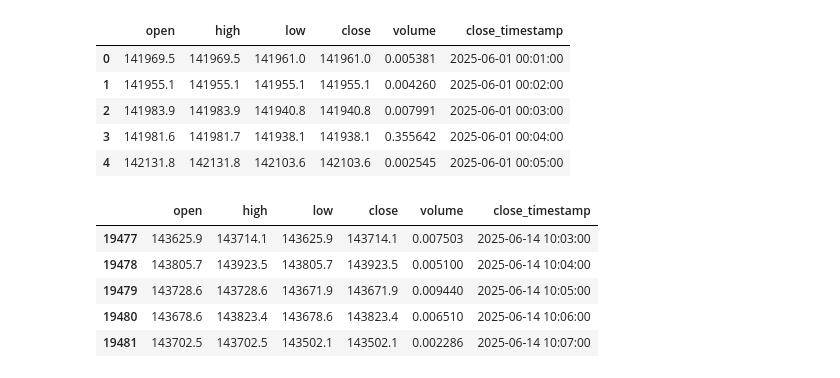
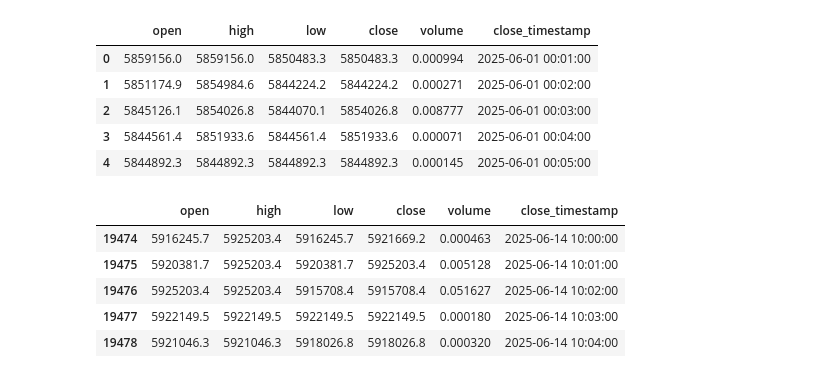
Before and after one commit to mawi-delosreyes/Harvest, a Jupyter notebook: Prediction Learning/lightgbm.ipynb, the cells around one changed output. Drawn from its saved outputs; the diff is of its cells as text; code cells hidden in the pictures.

```diff
--- a/Prediction Learning/lightgbm.ipynb
+++ b/Prediction Learning/lightgbm.ipynb
@@ -6,24 +6,24 @@ import matplotlib.pyplot as plt
 import joblib
 from sklearn.metrics import mean_absolute_error, mean_squared_error
 # %%
-df = pd.read_csv("ETH.csv", usecols=['close_timestamp', 'open', 'high', 'low', 'close', 'volume'])
+df = pd.read_csv("BTC.csv", usecols=['close_timestamp', 'open', 'high', 'low', 'close', 'volume'])
 df.head()
 # %% [output]
 |  | open | high | low | close | volume | close_timestamp |
-| 0 | 141969.5 | 141969.5 | 141961.0 | 141961.0 | 0.005381 | 2025-06-01 00:01:00 |
-| 1 | 141955.1 | 141955.1 | 141955.1 | 141955.1 | 0.004260 | 2025-06-01 00:02:00 |
-| 2 | 141983.9 | 141983.9 | 141940.8 | 141940.8 | 0.007991 | 2025-06-01 00:03:00 |
-| 3 | 141981.6 | 141981.7 | 141938.1 | 141938.1 | 0.355642 | 2025-06-01 00:04:00 |
-| 4 | 142131.8 | 142131.8 | 142103.6 | 142103.6 | 0.002545 | 2025-06-01 00:05:00 |
+| 0 | 5859156.0 | 5859156.0 | 5850483.3 | 5850483.3 | 0.000994 | 2025-06-01 00:01:00 |
+| 1 | 5851174.9 | 5854984.6 | 5844224.2 | 5844224.2 | 0.000271 | 2025-06-01 00:02:00 |
+| 2 | 5845126.1 | 5854026.8 | 5844070.1 | 5854026.8 | 0.008777 | 2025-06-01 00:03:00 |
+| 3 | 5844561.4 | 5851933.6 | 5844561.4 | 5851933.6 | 0.000071 | 2025-06-01 00:04:00 |
+| 4 | 5844892.3 | 5844892.3 | 5844892.3 | 5844892.3 | 0.000145 | 2025-06-01 00:05:00 |
 # %%
 df.tail()
 # %% [output]
 |  | open | high | low | close | volume | close_timestamp |
-| 19477 | 143625.9 | 143714.1 | 143625.9 | 143714.1 | 0.007503 | 2025-06-14 10:03:00 |
-| 19478 | 143805.7 | 143923.5 | 143805.7 | 143923.5 | 0.005100 | 2025-06-14 10:04:00 |
-| 19479 | 143728.6 | 143728.6 | 143671.9 | 143671.9 | 0.009440 | 2025-06-14 10:05:00 |
-| 19480 | 143678.6 | 143823.4 | 143678.6 | 143823.4 | 0.006510 | 2025-06-14 10:06:00 |
-| 19481 | 143702.5 | 143702.5 | 143502.1 | 143502.1 | 0.002286 | 2025-06-14 10:07:00 |
+| 19474 | 5916245.7 | 5925203.4 | 5916245.7 | 5921669.2 | 0.000463 | 2025-06-14 10:00:00 |
+| 19475 | 5920381.7 | 5925203.4 | 5920381.7 | 5925203.4 | 0.005128 | 2025-06-14 10:01:00 |
+| 19476 | 5925203.4 | 5925203.4 | 5915708.4 | 5915708.4 | 0.051627 | 2025-06-14 10:02:00 |
+| 19477 | 5922149.5 | 5922149.5 | 5922149.5 | 5922149.5 | 0.000180 | 2025-06-14 10:03:00 |
+| 19478 | 5921046.3 | 5921046.3 | 5918026.8 | 5918026.8 | 0.000320 | 2025-06-14 10:04:00 |
 # %%
 features = ['open', 'high', 'low', 'volume']
 target = 'close'
```
Also changed, not shown: parts of 5 cells of this notebook, 3 other files.
